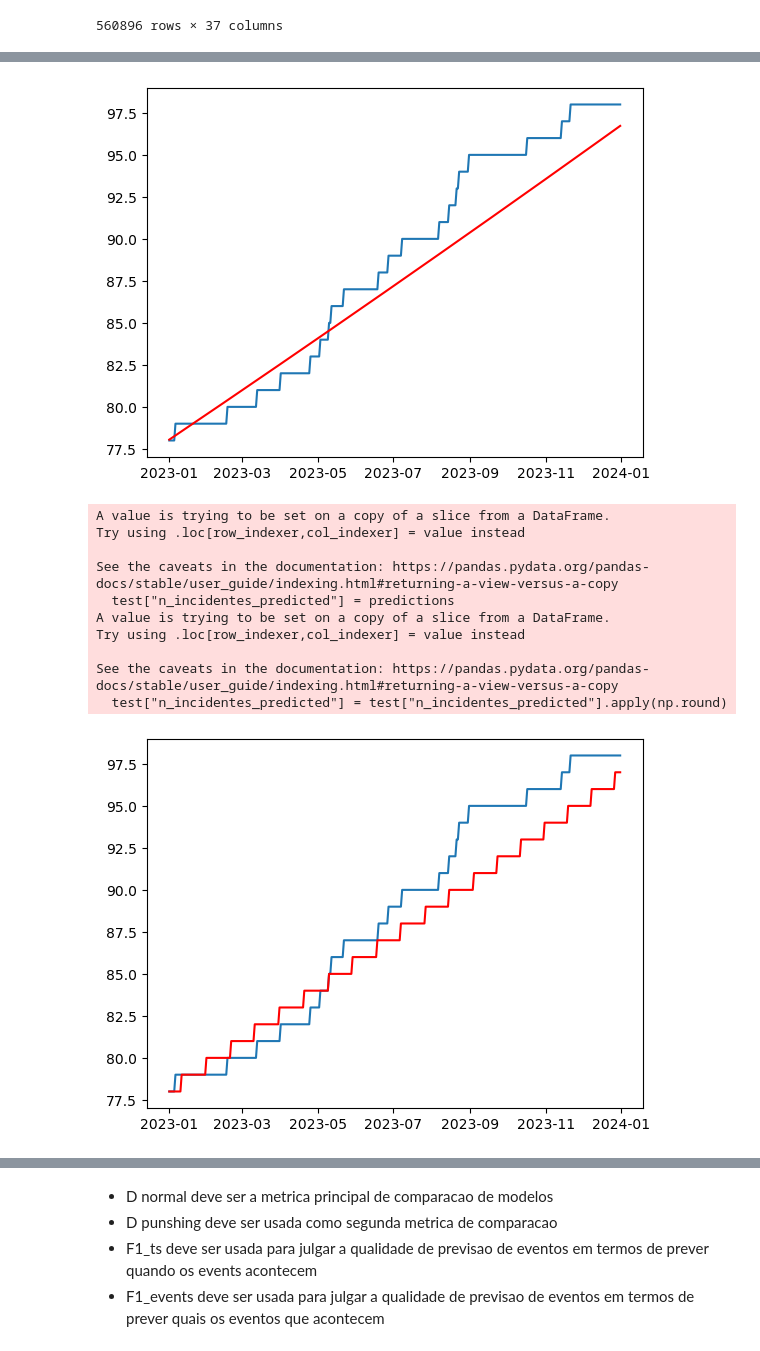
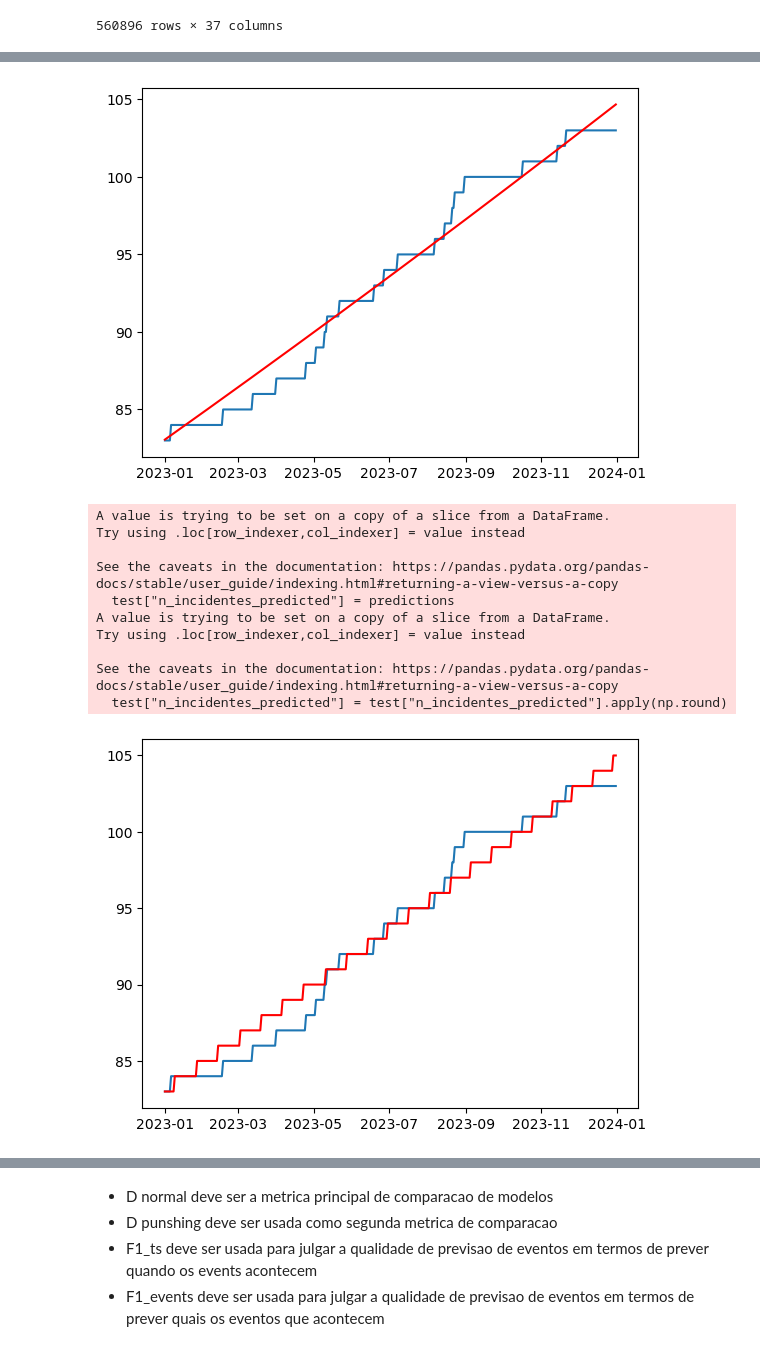
Before and after one commit to Vullkano/pfacd, a Jupyter notebook: src/modeling/modeling_cum.ipynb, the cells around one changed output, grey strips where cells are left out. Cells and saved outputs as stored; diff of their text form; code cells hidden in the pictures.

Commit message:
AR e ARIMA cum, fallta lstm cum, lstm class, e as coisas da imagem

```diff
--- a/src/modeling/modeling_cum.ipynb
+++ b/src/modeling/modeling_cum.ipynb
@@ -233,11 +233,15 @@ from sklearn.metrics import mean_squared_error
 # to exemplify pick up lisboa
 cum_lisboa = cum_diarios.loc["LISBOA"]
 cum_lisboa["n_incidentes"] = 0
+# anterior = None
 for evento in eventos.loc["LISBOA"].index:
-  cum_lisboa.loc[evento, "n_incidentes"] = 1
-cum_lisboa["n_incidentes"] = cum_lisboa["n_incidentes"].cumsum()
+  # if anterior == evento:
+  #   print(evento)
+  cum_lisboa.loc[evento, "n_incidentes"] += 1
+  # anterior = evento
+cum_lisboa["n_incidentes_cum"] = cum_lisboa["n_incidentes"].cumsum()
 # plot
-plt.plot(cum_lisboa.index, cum_lisboa.n_incidentes)
+plt.plot(cum_lisboa.index, cum_lisboa.n_incidentes_cum)
 # %% [output]
 A value is trying to be set on a copy of a slice from a DataFrame.
 Try using .loc[row_indexer,col_indexer] = value instead
@@ -257,34 +261,34 @@ train = cum_lisboa[cum_lisboa.index.year < 2023]
 test = cum_lisboa[cum_lisboa.index.year == 2023]
 
 # fit model
-model = AutoReg(train.n_incidentes, lags=1)
+model = AutoReg(train.n_incidentes_cum, lags=1)
 model_fit = model.fit()
 # make prediction
 predictions = model_fit.predict(start=len(train), end=len(train)+len(test)-1, dynamic=False)
 # plot
-plt.plot(test.index, test.n_incidentes)
+plt.plot(test.index, test.n_incidentes_cum)
 plt.plot(test.index, predictions, color='red')
 plt.show()
 # %% [output]
-[figure, old version]
+[figure, new version]
 # %%
 # decode into events
 test["n_incidentes_predicted"] = predictions
 # floor
 test["n_incidentes_predicted"] = test["n_incidentes_predicted"].apply(np.round)
 # plot
-plt.plot(test.index, test.n_incidentes)
+plt.plot(test.index, test.n_incidentes_cum)
 plt.plot(test.index, test.n_incidentes_predicted, color='red')
 plt.show()
 # %% [output]
 A value is trying to be set on a copy of a slice from a DataFrame.
 Try using .loc[row_indexer,col_indexer] = value instead
 
 See the caveats in the documentation: https://pandas.pydata.org/pandas-docs/stable/user_guide/indexing.html#returning-a-view-versus-a-copy
   test["n_incidentes_predicted"] = predictions
 A value is trying to be set on a copy of a slice from a DataFrame.
 Try using .loc[row_indexer,col_indexer] = value instead
 
 See the caveats in the documentation: https://pandas.pydata.org/pandas-docs/stable/user_guide/indexing.html#returning-a-view-versus-a-copy
   test["n_incidentes_predicted"] = test["n_incidentes_predicted"].apply(np.round)
-[figure, old version]
+[figure, new version]
```
Also changed, not shown: parts of 32 cells of this notebook, 2 other files.
